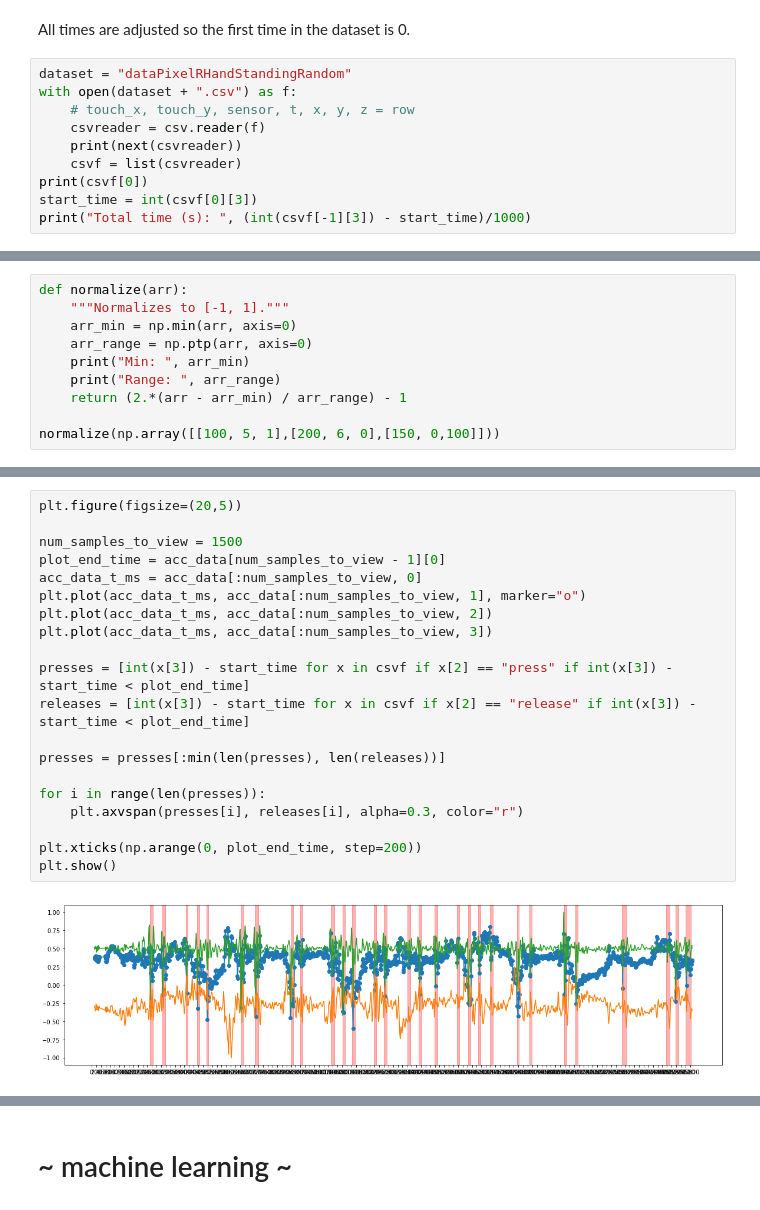
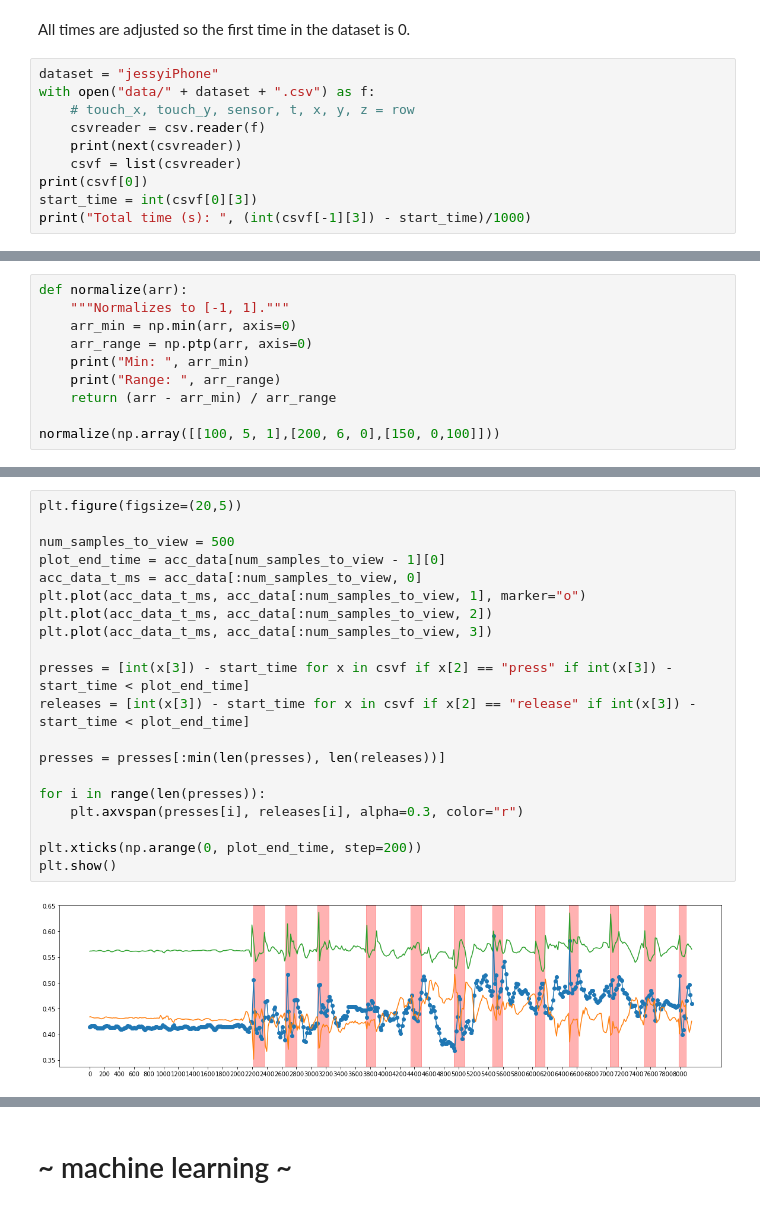
Before and after one commit to jlin816/gyrosec, a Jupyter notebook: preprocess.ipynb, the cells around one changed output, grey strips where cells are left out. Saved outputs shown, nothing was run; the diff lists cells and outputs as text.

```diff
--- a/preprocess.ipynb
+++ b/preprocess.ipynb
@@ -17,8 +17,8 @@ n = number of windows
 # %% [markdown]
 All times are adjusted so the first time in the dataset is 0.
 # %%
-dataset = "dataPixelRHandStandingRandom"
-with open(dataset + ".csv") as f:
+dataset = "jessyiPhone"
+with open("data/" + dataset + ".csv") as f:
     # touch_x, touch_y, sensor, t, x, y, z = row
     csvreader = csv.reader(f)
     print(next(csvreader))
@@ -37,7 +37,7 @@ def normalize(arr):
     arr_range = np.ptp(arr, axis=0)
     print("Min: ", arr_min)
     print("Range: ", arr_range)
-    return (2.*(arr - arr_min) / arr_range) - 1
+    return (arr - arr_min) / arr_range
 
 normalize(np.array([[100, 5, 1],[200, 6, 0],[150, 0,100]]))
 # %% [output]
@@ -77,25 +77,25 @@ Num samples:  21700
 # %%
 plt.figure(figsize=(20,5))
 
-num_samples_to_view = 1500
+num_samples_to_view = 500
 plot_end_time = acc_data[num_samples_to_view - 1][0]
 acc_data_t_ms = acc_data[:num_samples_to_view, 0]
 plt.plot(acc_data_t_ms, acc_data[:num_samples_to_view, 1], marker="o")
 plt.plot(acc_data_t_ms, acc_data[:num_samples_to_view, 2])
 plt.plot(acc_data_t_ms, acc_data[:num_samples_to_view, 3])
 
 presses = [int(x[3]) - start_time for x in csvf if x[2] == "press" if int(x[3]) - start_time < plot_end_time]
 releases = [int(x[3]) - start_time for x in csvf if x[2] == "release" if int(x[3]) - start_time < plot_end_time]
 
 presses = presses[:min(len(presses), len(releases))]
 
 for i in range(len(presses)):
     plt.axvspan(presses[i], releases[i], alpha=0.3, color="r")
 
 plt.xticks(np.arange(0, plot_end_time, step=200))
 plt.show()
 # %% [output]
-[figure, old version]
+[figure, new version]
 # %%
 # Interpolate
 interp_times = np.linspace(0, end_time, num=num_samples)
```
Also changed, not shown: parts of 29 cells of this notebook, 26 other files.
